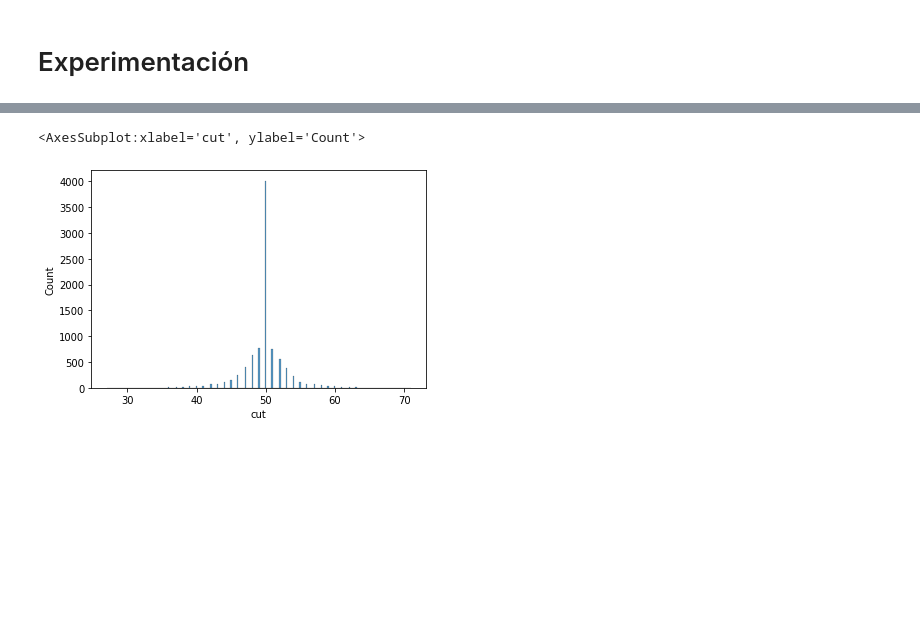
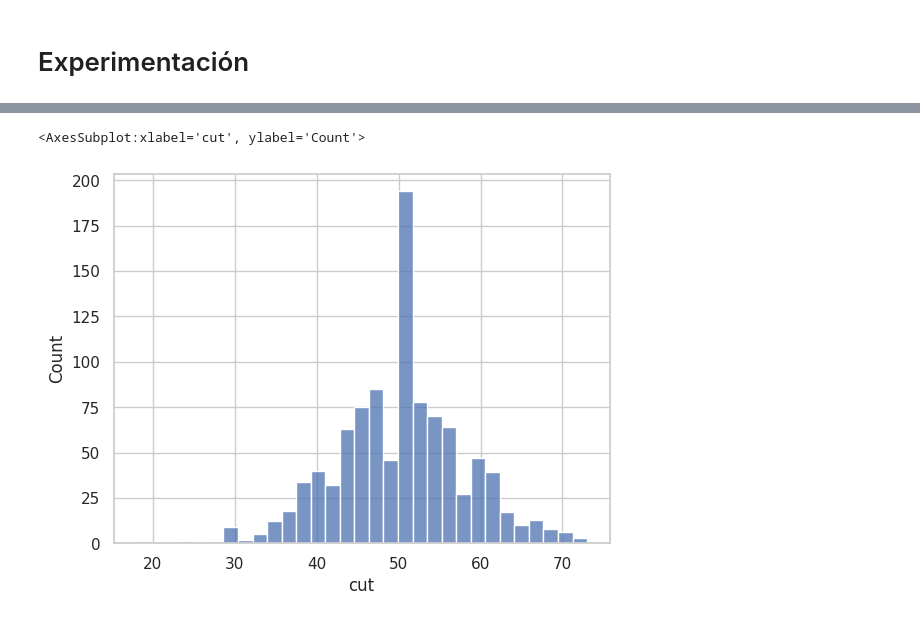
Before and after one commit to mnPanic/tdj-tps, a Jupyter notebook: tp2-cut-and-choose/experimentos.ipynb, the cells around one changed output, grey strips where cells are left out. Drawn from its saved outputs; the diff is of its cells as text; code cells hidden in the pictures; blank space fills up the shorter version.

```diff
--- a/tp2-cut-and-choose/experimentos.ipynb
+++ b/tp2-cut-and-choose/experimentos.ipynb
@@ -17,26 +20,26 @@ debug = False
 # %%
 vals = main.flavor_valuation_identity()
 
-strats = [main.P1_STRAT_INCOMPLETE, main.P1_STRAT_COMPLETE, main.P1_STRAT_HALF]
+infos = [main.P1_INFO_INCOMPLETE, main.P1_INFO_COMPLETE]
 
 valuations = [
     main.flavor_valuation_identity(),
     main.flavor_valuation_inverse(),
-    main.flavor_valuation_inverse_eq(),
-    #main.flavor_valuation_id_eq(),
-    #main.flavor_valuation_eq(), # análogo a identity?
+    main.flavor_valuation_inverse_2(),
+    main.flavor_valuation_todo_picky(),
 ]
 
 all_pairs = []
-for strat in strats:
+for info in infos:
     for val in valuations:
-        all_pairs.append((strat, val))
+        all_pairs.append((info, val))
 # %%
 records = []
-for strat, val in tqdm(all_pairs):
-    game = main.CutAndChoose(debug=debug, vals=val, quiet=True, p1_strat=strat)
+for info, val in tqdm(all_pairs):
+    game = main.CutAndChoose(debug=debug, vals=val, quiet=True, p1_info=info)
     r = game.play(cake_size, num_iters)
     records.extend(r)
 
 df = pd.DataFrame()
 df = df.from_records(records)
+print("Finished!")
@@ -43,4 +48,4 @@ df = df.from_records(records)
 # %%
 df.to_csv("results.csv")
 # %%
-df = pd.read_csv("results.csv")
+#df = pd.read_csv("results.csv")
@@ -62,0 +52,2 @@ df
+# %%
+df_complete = df[(df["p1_info"] ==main.P1_INFO_COMPLETE)]
@@ -63,6 +61,6 @@ df
 # %%
-sns.histplot(df["cut"])
+sns.histplot(data=df_complete[df_complete["val"]=="todo_v_picky"], x="cut")
 # %% [output]
 <AxesSubplot:xlabel='cut', ylabel='Count'>
-[figure, old version]
+[figure, new version]
 # %%
```
Also changed, not shown: parts of 10 cells of this notebook, 2 other files.
